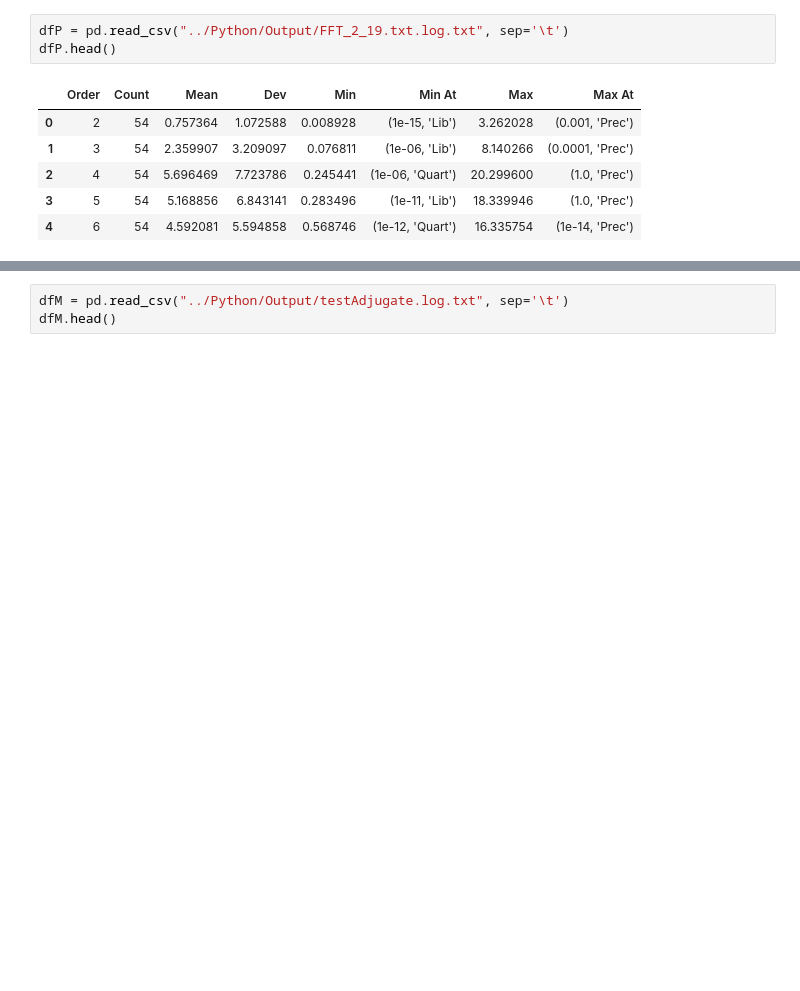
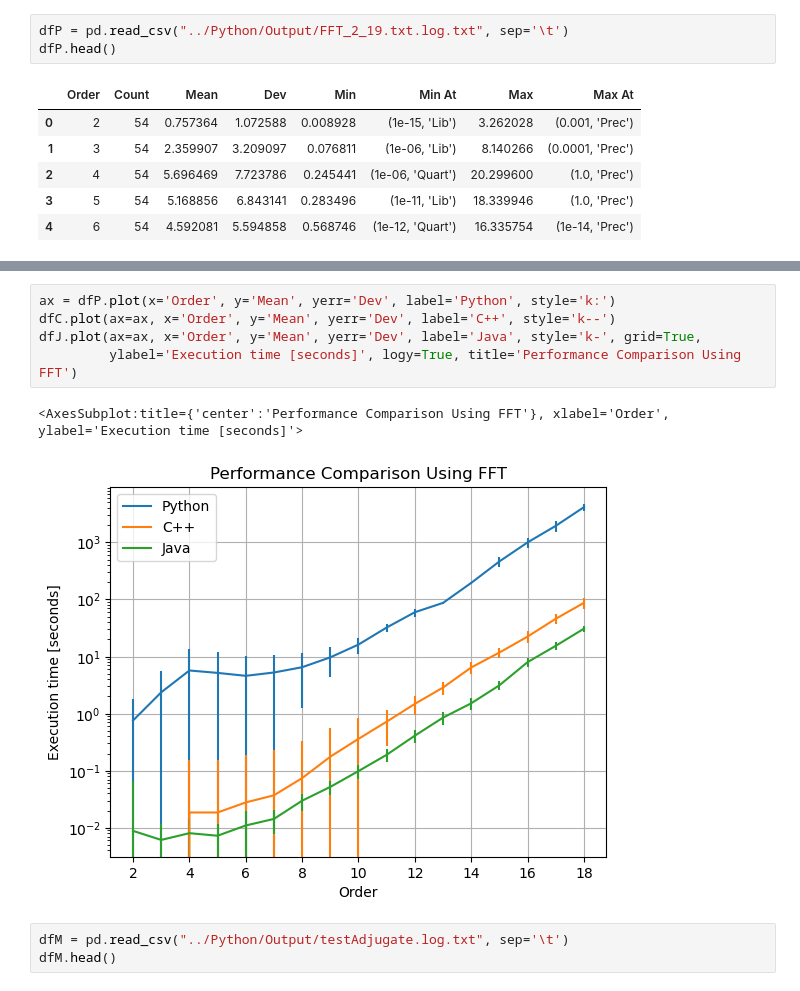
Before and after one commit to Chengpu0707/VarianceArithmetic, a Jupyter notebook: IPyNb/ExeTime.ipynb, the cells around one changed output, grey strips where cells are left out. Drawn from its saved outputs; the diff is of its cells as text; blank space fills up the shorter version.

```diff
--- a/IPyNb/ExeTime.ipynb
+++ b/IPyNb/ExeTime.ipynb
@@ -43,3 +43,11 @@ dfJ.plot(ax=ax, x='Order', y='Mean', label='Java', style='k-', grid=True,
+# %%
+ax = dfP.plot(x='Order', y='Mean', yerr='Dev', label='Python', style='k:')
+dfC.plot(ax=ax, x='Order', y='Mean', yerr='Dev', label='C++', style='k--')
+dfJ.plot(ax=ax, x='Order', y='Mean', yerr='Dev', label='Java', style='k-', grid=True,
+         ylabel='Execution time [seconds]', logy=True, title='Performance Comparison Using FFT')
+# %% [output]
+<AxesSubplot:title={'center':'Performance Comparison Using FFT'}, xlabel='Order', ylabel='Execution time [seconds]'>
+[figure, added]
 # %%
 dfM = pd.read_csv("../Python/Output/testAdjugate.log.txt", sep='\t')
 dfM.head()
```
Also changed, not shown: parts of 2 cells of this notebook, 9 other files.
